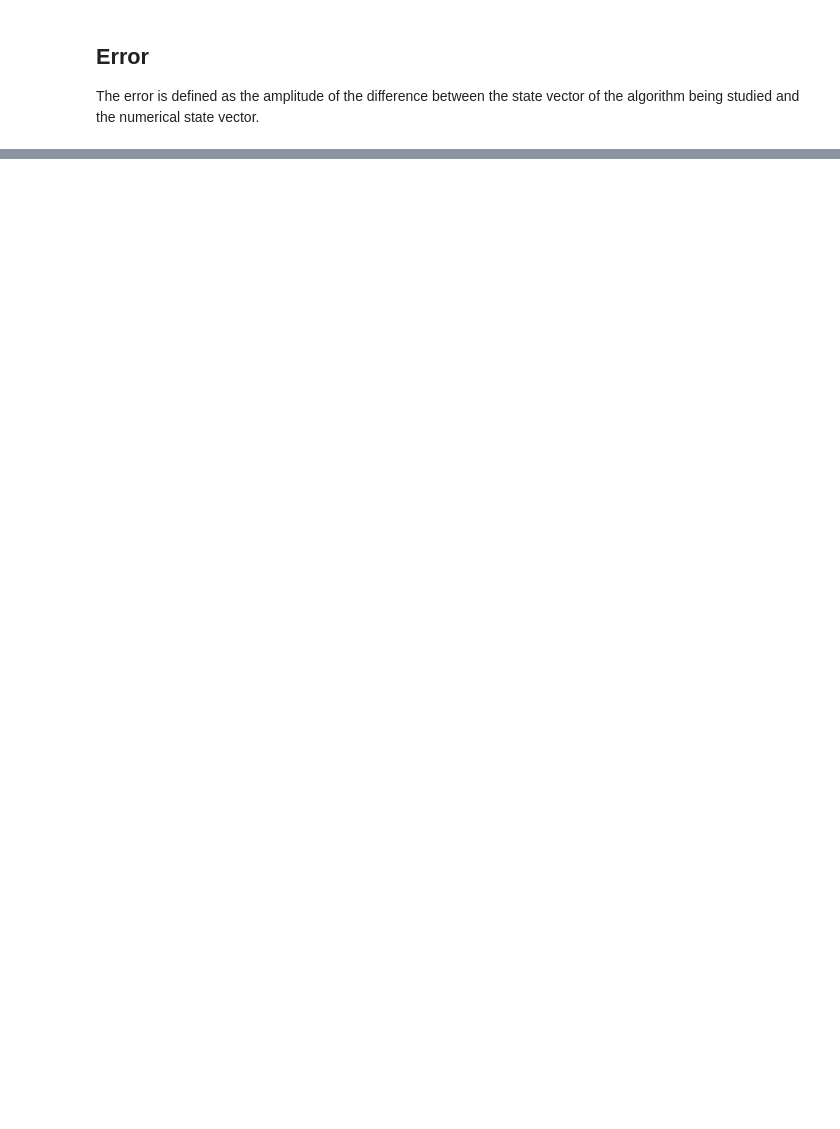
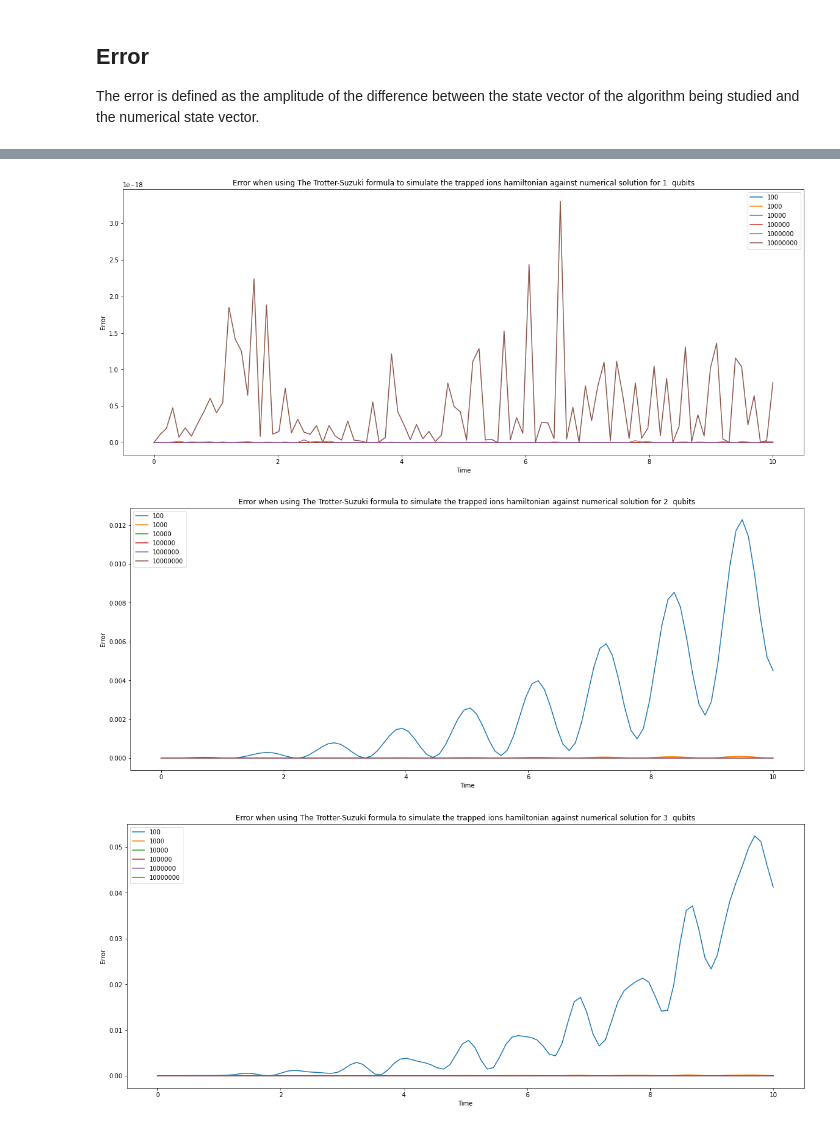
Before and after one commit to majdh98/Summer2021, a Jupyter notebook: 11- Simulation Methods Benchmark.ipynb, the cells around one changed output, grey strips where cells are left out. Saved outputs shown, nothing was run; the diff lists cells and outputs as text; code cells hidden in the pictures; blank space fills up the shorter version.

```diff
--- a/11- Simulation Methods Benchmark.ipynb
+++ b/11- Simulation Methods Benchmark.ipynb
@@ -385,14 +468,18 @@ p.set_title("Error when using The Trotter-Suzuki formula to simulate the trapped
 # %%
+i = 1
 for errors in trotter_error:
-    i = 1
-    p = plt.figure(1)
+    p = plt.figure(i)
     p.set_figwidth(20)
     p.set_figheight(8)
     p = plt.subplot()
     for error in errors:
         p.plot(times, error)
     p.legend(trotter_nums)
     p.set_xlabel('Time')
     p.set_ylabel('Error')
-    p.set_title("Error when using The Trotter-Suzuki formula to simulate the trapped ions hamiltonian against numerical solution for" + str(i) + "  qubits")
+    p.set_title("Error when using The Trotter-Suzuki formula to simulate the trapped ions hamiltonian against numerical solution for " + str(i) + "  qubits")
     i += 1
+# %% [output]
+[figure, added]
+[figure, added]
+[figure, added]
```
Also changed, not shown: parts of 14 cells of this notebook, 1 other file.
